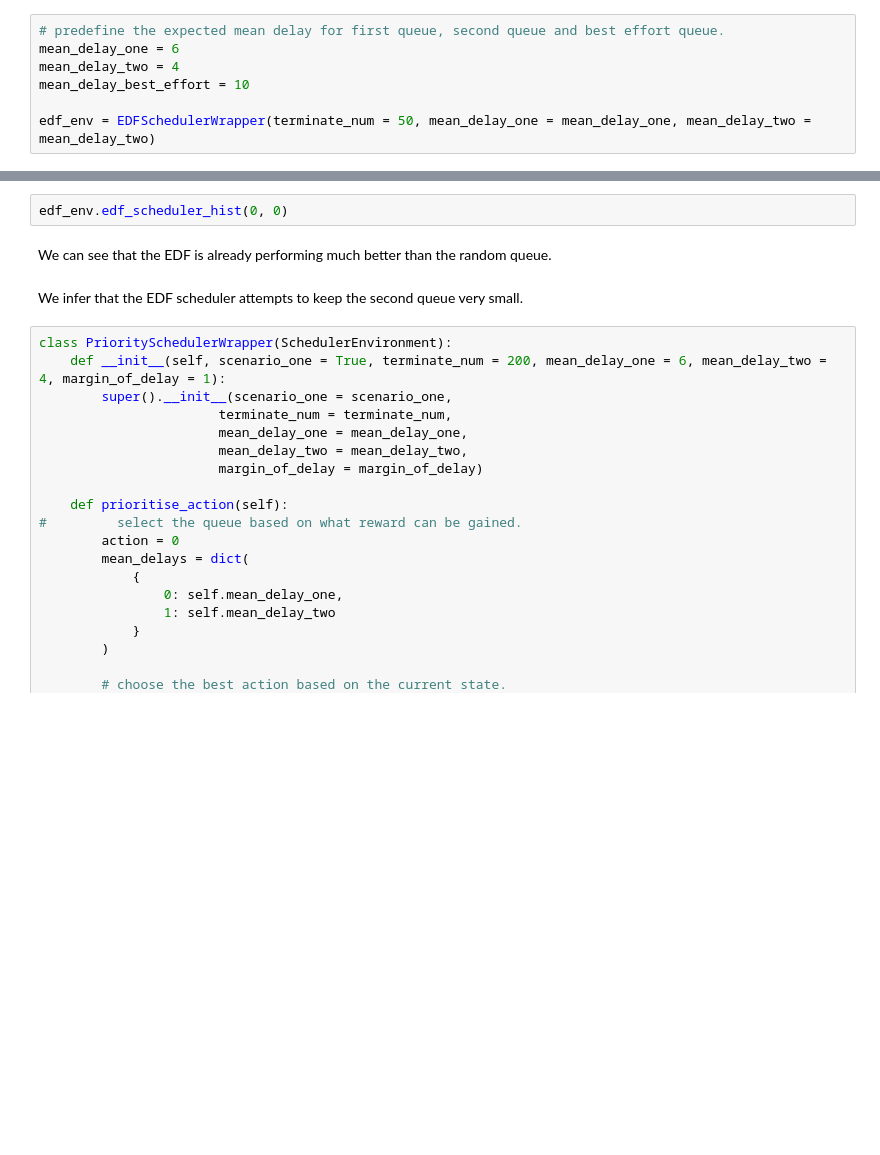
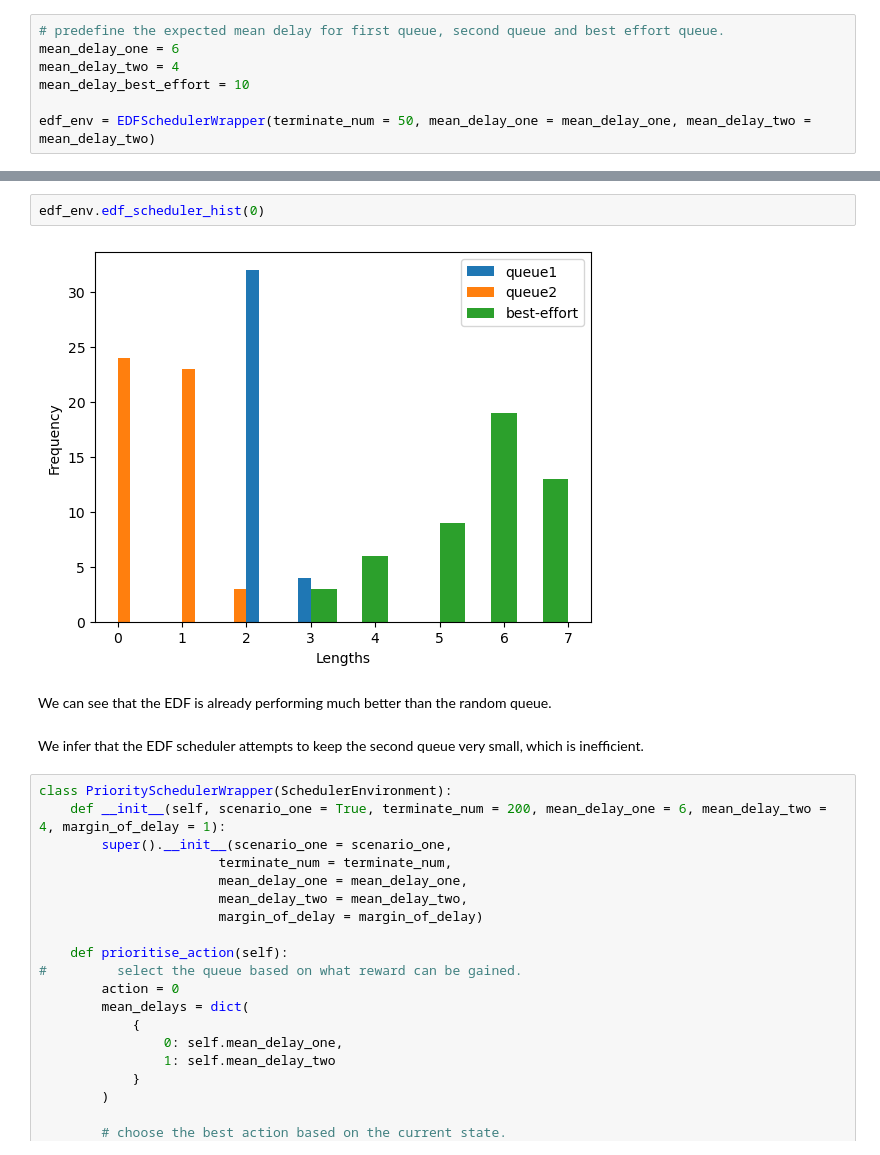
Before and after one commit to s3895776/MachineLearningAssignment2, a Jupyter notebook: SchedulerEnvironment.ipynb, the cells around one changed output, grey strips where cells are left out. Saved outputs shown, nothing was run; the diff lists cells and outputs as text; blank space fills up the shorter version.

```diff
--- a/SchedulerEnvironment.ipynb
+++ b/SchedulerEnvironment.ipynb
@@ -571,9 +712,11 @@ edf_env.edf_scheduler_plot(0, 0)
 # %%
-edf_env.edf_scheduler_hist(0, 0)
+edf_env.edf_scheduler_hist(0)
+# %% [output]
+[figure, added]
 # %% [markdown]
 We can see that the EDF is already performing much better than the random queue.
 # %% [markdown]
-We infer that the EDF scheduler attempts to keep the second queue very small.
+We infer that the EDF scheduler attempts to keep the second queue very small, which is inefficient.
 # %%
 class PrioritySchedulerWrapper(SchedulerEnvironment):
     def __init__(self, scenario_one = True, terminate_num = 200, mean_delay_one = 6, mean_delay_two = 4, margin_of_delay = 1):
```
Also changed, not shown: parts of 33 cells of this notebook.
